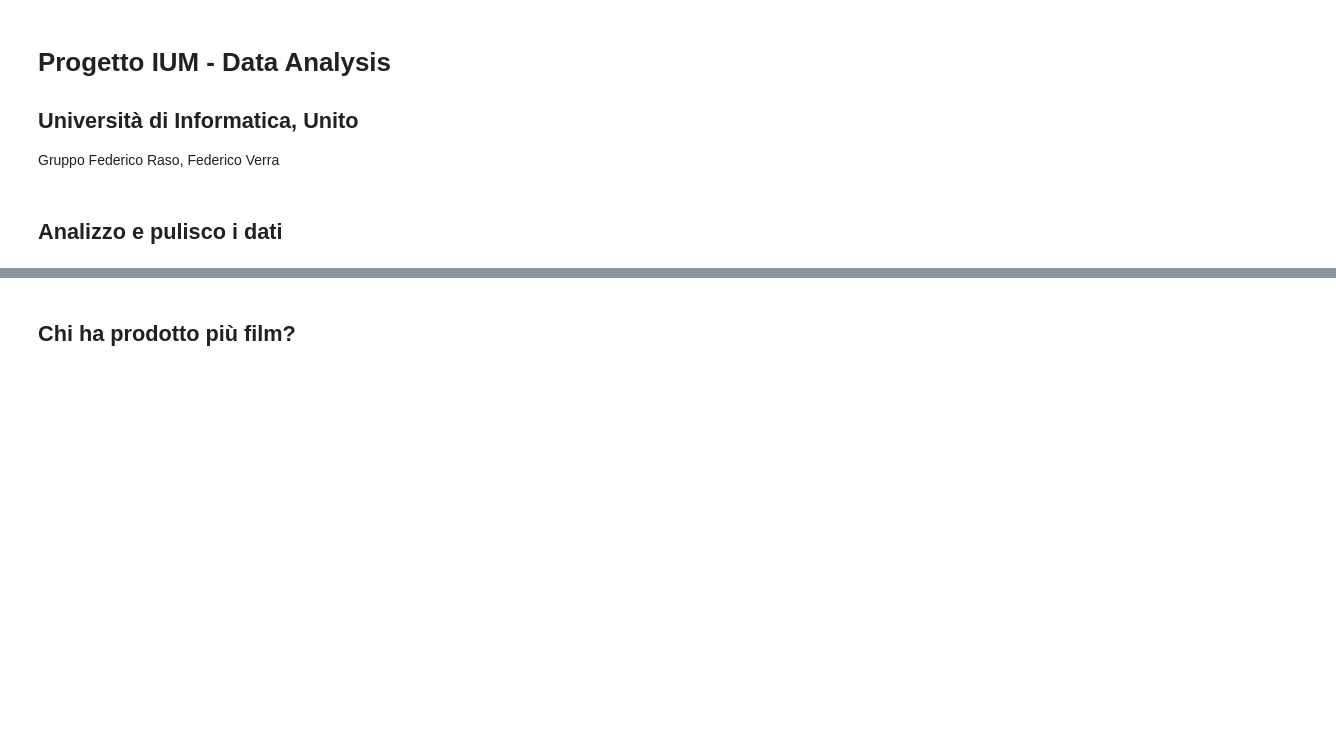
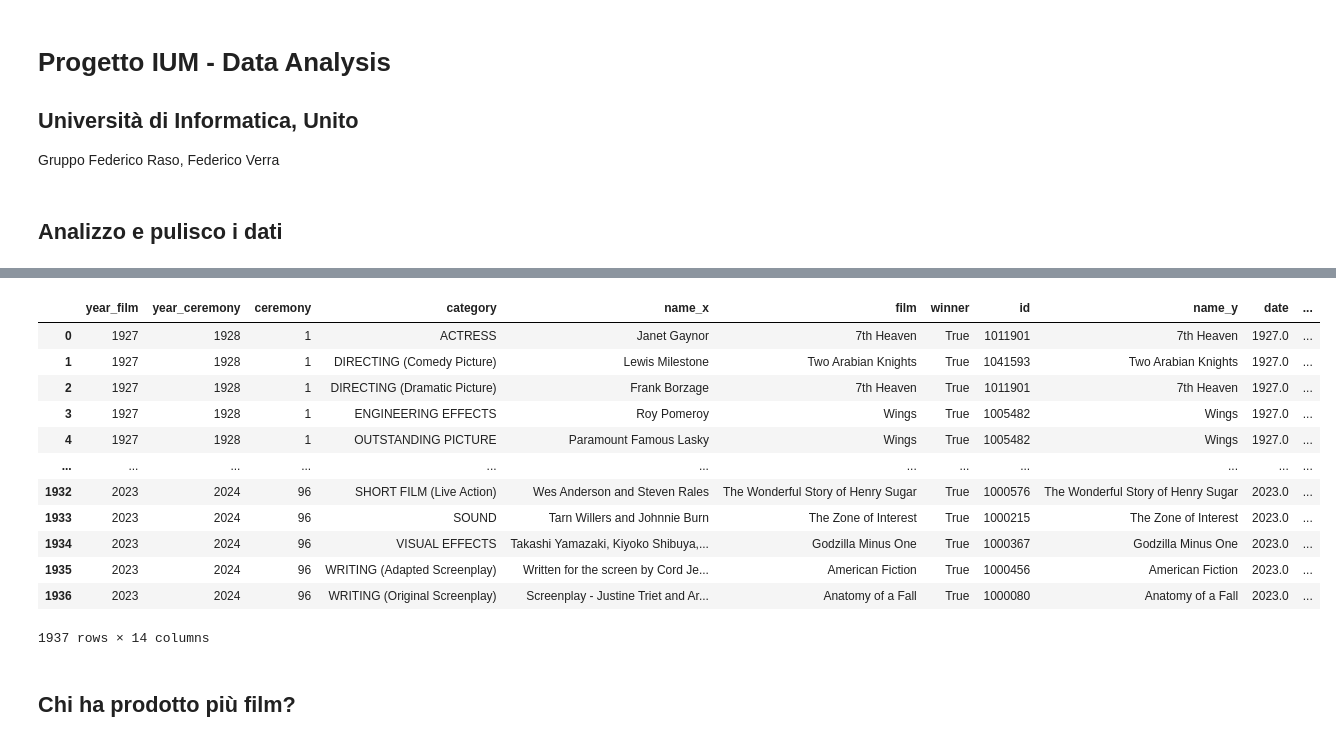
Before and after one commit to RasoFederico/ProgettoIUM-TWEB, a Jupyter notebook: Progetto_IUM/ProgettoIUM.ipynb, the cells around one changed output, grey strips where cells are left out. Cells and saved outputs as stored; diff of their text form; code cells hidden in the pictures; blank space fills up the shorter version.

Commit message:
Pulisco i dati e selezione record film_oscar

```diff
--- a/Progetto_IUM/ProgettoIUM.ipynb
+++ b/Progetto_IUM/ProgettoIUM.ipynb
@@ -27,0 +79,3 @@ oscar_df = pd.read_csv(data_directory+'the_oscar_awards.csv')
+# %%
+oscar_win_df=oscar_df.loc[oscar_df['winner']==True]
+oscar_win_df
@@ -28,3 +96,20 @@ oscar_df = pd.read_csv(data_directory+'the_oscar_awards.csv')
+# %%
+oscar_win_df = pd.merge(oscar_win_df, movies_df, left_on=['film','year_film'], right_on=['name','date'], how='inner')
+oscar_win_df
+# %% [output]
+|  | year_film | year_ceremony | ceremony | category | name_x | film | winner | id | name_y | date | ... |
+| 0 | 1927 | 1928 | 1 | ACTRESS | Janet Gaynor | 7th Heaven | True | 1011901 | 7th Heaven | 1927.0 | ... |
+| 1 | 1927 | 1928 | 1 | DIRECTING (Comedy Picture) | Lewis Milestone | Two Arabian Knights | True | 1041593 | Two Arabian Knights | 1927.0 | ... |
+| 2 | 1927 | 1928 | 1 | DIRECTING (Dramatic Picture) | Frank Borzage | 7th Heaven | True | 1011901 | 7th Heaven | 1927.0 | ... |
+| 3 | 1927 | 1928 | 1 | ENGINEERING EFFECTS | Roy Pomeroy | Wings | True | 1005482 | Wings | 1927.0 | ... |
+| 4 | 1927 | 1928 | 1 | OUTSTANDING PICTURE | Paramount Famous Lasky | Wings | True | 1005482 | Wings | 1927.0 | ... |
+| ... | ... | ... | ... | ... | ... | ... | ... | ... | ... | ... | ... |
+| 1932 | 2023 | 2024 | 96 | SHORT FILM (Live Action) | Wes Anderson and Steven Rales | The Wonderful Story of Henry Sugar | True | 1000576 | The Wonderful Story of Henry Sugar | 2023.0 | ... |
+| 1933 | 2023 | 2024 | 96 | SOUND | Tarn Willers and Johnnie Burn | The Zone of Interest | True | 1000215 | The Zone of Interest | 2023.0 | ... |
+| 1934 | 2023 | 2024 | 96 | VISUAL EFFECTS | Takashi Yamazaki, Kiyoko Shibuya,... | Godzilla Minus One | True | 1000367 | Godzilla Minus One | 2023.0 | ... |
+| 1935 | 2023 | 2024 | 96 | WRITING (Adapted Screenplay) | Written for the screen by Cord Je... | American Fiction | True | 1000456 | American Fiction | 2023.0 | ... |
+| 1936 | 2023 | 2024 | 96 | WRITING (Original Screenplay) | Screenplay - Justine Triet and Ar... | Anatomy of a Fall | True | 1000080 | Anatomy of a Fall | 2023.0 | ... |
+1937 rows × 14 columns
 # %% [markdown]
 ## Chi ha prodotto più film?
 # %% [markdown]
```
Also changed, not shown: parts of 7 cells of this notebook.
